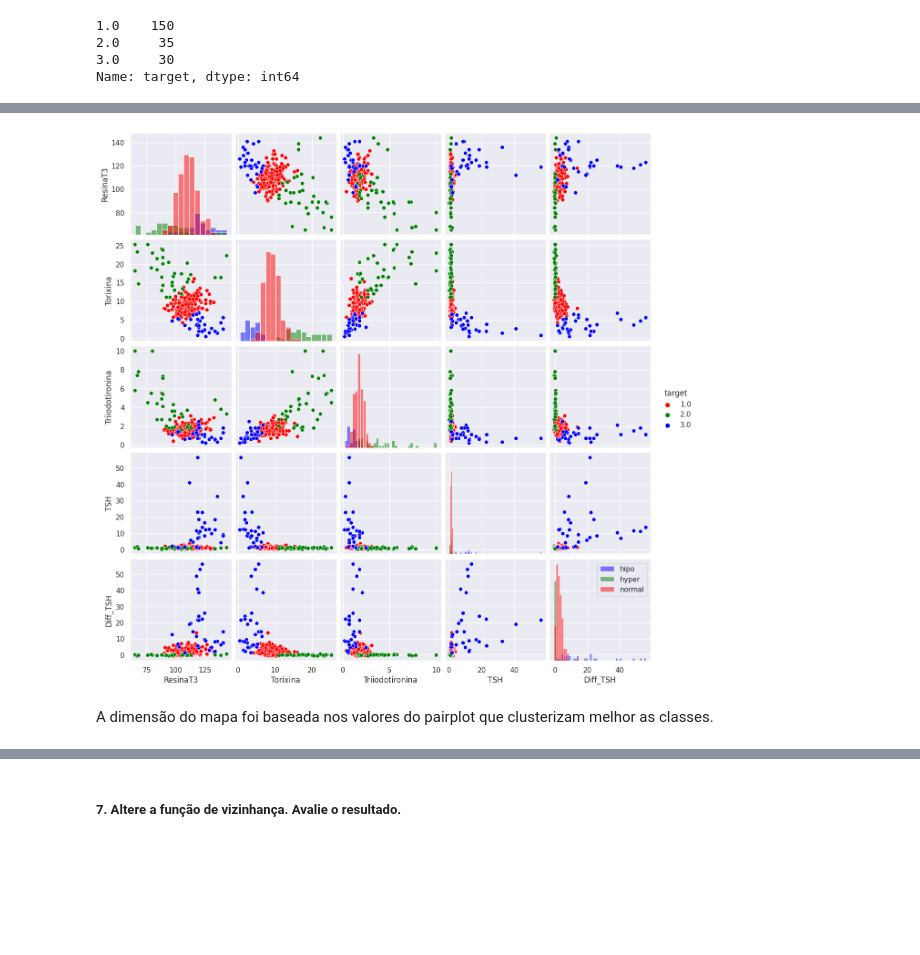
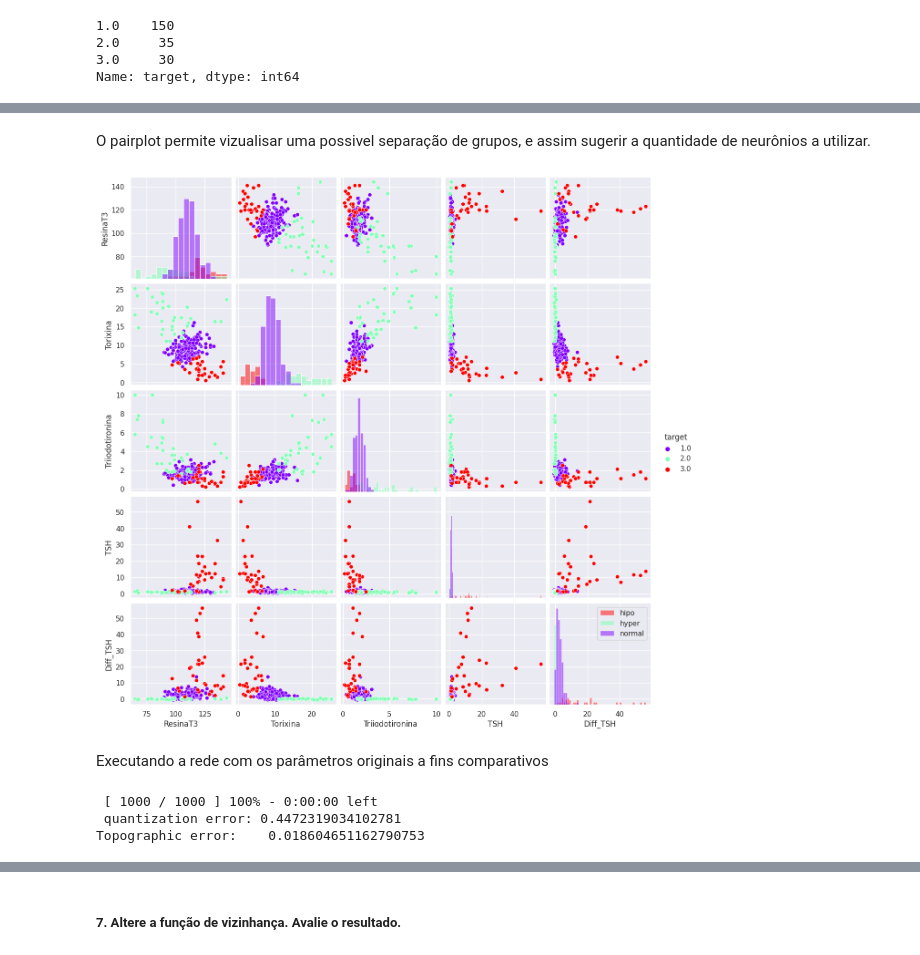
Before and after one commit to helainytorres/RedesNeurais, a Jupyter notebook: List3_Helainy.ipynb, the cells around one changed output, grey strips where cells are left out. Saved outputs shown, nothing was run; the diff lists cells and outputs as text; code cells hidden in the pictures; blank space fills up the shorter version.

```diff
--- a/List3_Helainy.ipynb
+++ b/List3_Helainy.ipynb
@@ -54,12 +55,14 @@ Name: target, dtype: int64
 # %%
 import seaborn as sns
 sns.set()
+# %% [markdown]
+O pairplot permite vizualisar uma possivel separação de grupos, e assim sugerir a quantidade de neurônios a utilizar.
 # %%
-s = sns.pairplot(dataset, hue="target", diag_kind="hist",palette=['red','green','blue'])
+s = sns.pairplot(dataset, hue="target", diag_kind="hist",palette = "rainbow")
 plt.legend(labels=['hipo','hyper','normal'])
 plt.show ()
 # %% [output]
-[figure, old version]
+[figure, new version]
 # %%
 #decay function
 
@@ -89,2 +88,2 @@ X = minmax_scale(values)
-# %% [markdown]
-A dimensão do mapa foi baseada nos valores do pairplot que clusterizam melhor as classes.
+# %% [markdown]
+Executando a rede com os parâmetros originais a fins comparativos
@@ -90,0 +107,12 @@ A dimensão do mapa foi baseada nos valores do pairplot que clusterizam melhor a
+# %%
+somOriginal = MiniSom(m,n,input_len,learning_rate=lr_ordering,topology=topology,decay_function=decay_fcn)
+somOriginal.pca_weights_init(values)
+
+somOriginal.train_random(X, ordering_time, verbose=True)
+
+#print( f'Quantization error:   {somOriginal._quantization_error[-1]}')
+print( f'Topographic error:    {somOriginal._topographic_error[-1]}')
+# %% [output]
+ [ 1000 / 1000 ] 100% - 0:00:00 left
+ quantization error: 0.4472319034102781
+Topographic error:    0.018604651162790753
```
Also changed, not shown: parts of 151 cells of this notebook.
